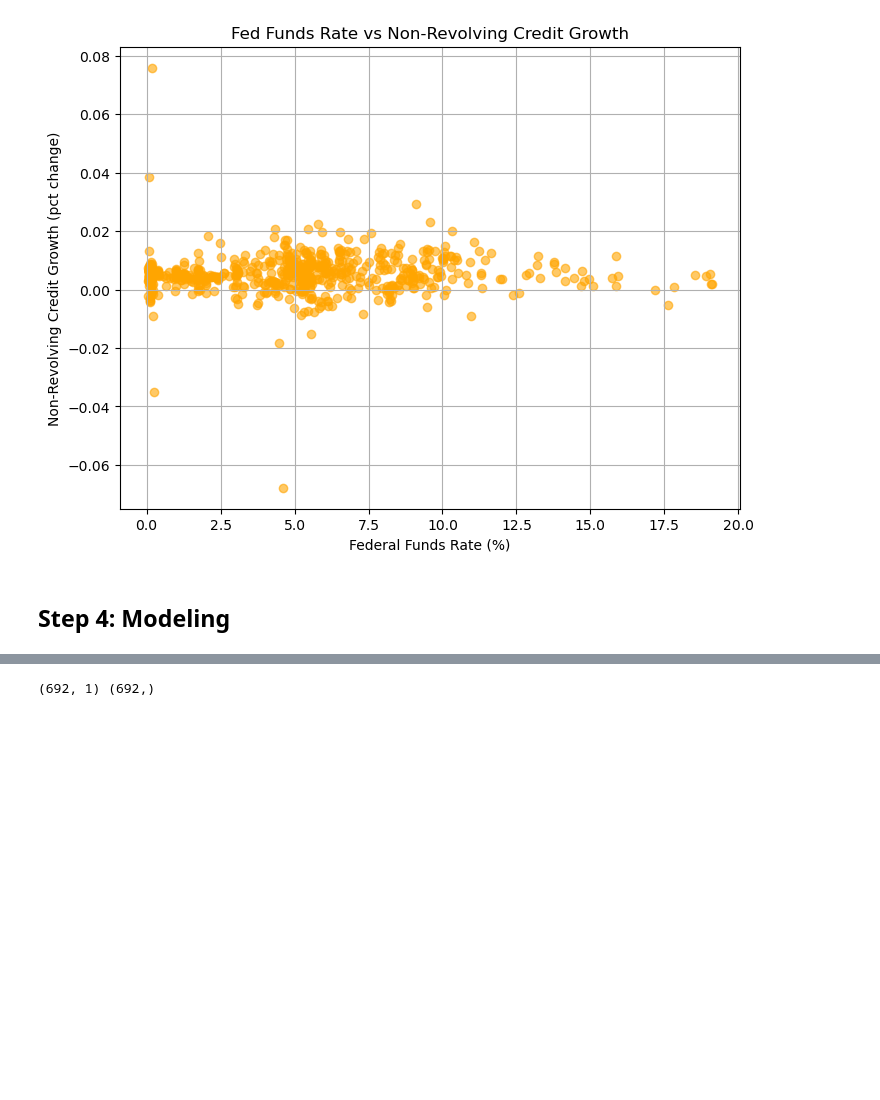
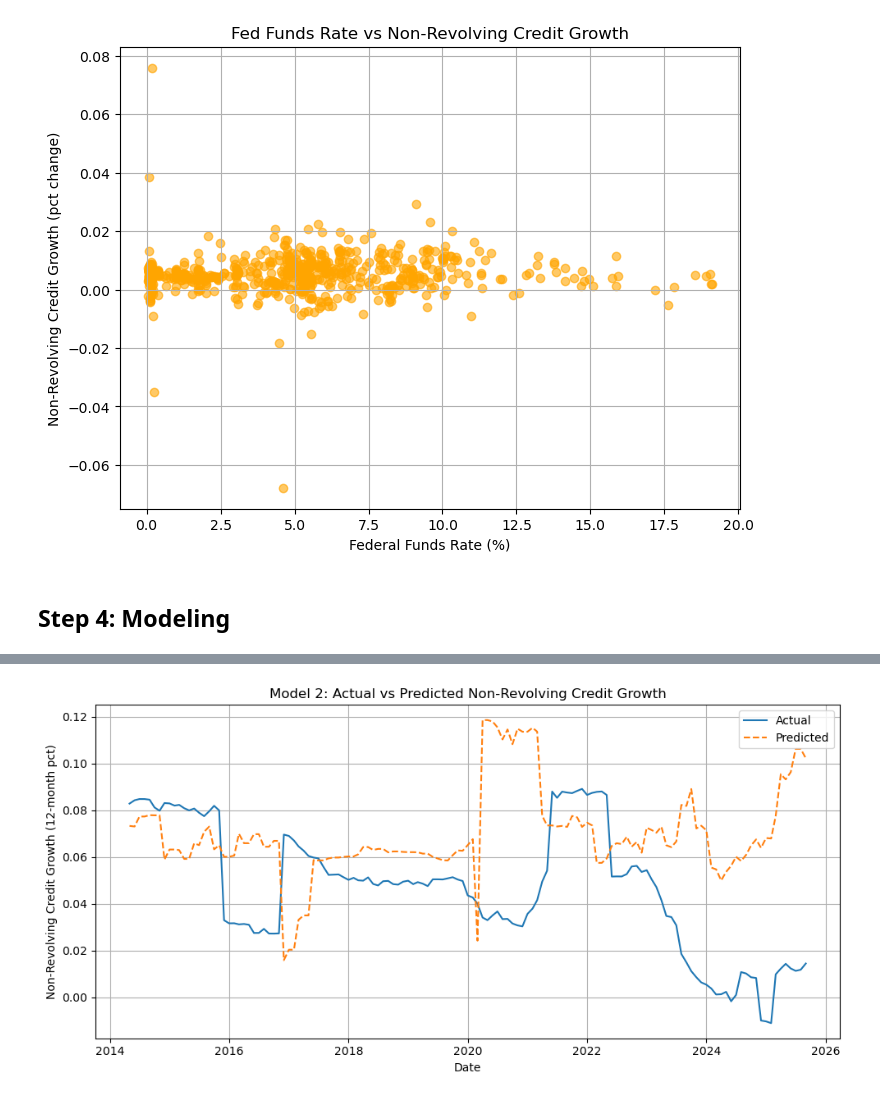
Before and after one commit to c-jimmy1/Data-Science, a Jupyter notebook: assign3/src/assign3.ipynb, the cells around one changed output, grey strips where cells are left out. Cells and saved outputs as stored; diff of their text form; code cells hidden in the pictures; blank space fills up the shorter version.

```diff
--- a/assign3/src/assign3.ipynb
+++ b/assign3/src/assign3.ipynb
@@ -147,12 +150,22 @@ plt.show()
 Question: Do higher interest rates reduce revolving credit growth?
 # %%
-df_model = df[['fedfunds', 'revolving_growth']].dropna()
+df["revolving_growth_12m"] = df["revolving"].pct_change(12)
+df["nonrev_growth_12m"] = df["nonrevolving"].pct_change(12)
 
-X = df_model[['fedfunds']]
-y = df_model['revolving_growth']
+# Lagged Fed Funds rate: consumers respond with delay
+for lag in [0, 3, 6, 12]:
+    df[f"fedfunds_lag{lag}"] = df["fedfunds"].shift(lag)
 
-print(X.shape, y.shape)  # sanity check: same number of rows
+# Drop rows with missing values created by pct_change / shift
+df_model = df[[
+    "revolving_growth_12m",
+    "nonrev_growth_12m",
+    "fedfunds_lag0",
+    "fedfunds_lag3",
+    "fedfunds_lag6",
+    "fedfunds_lag12"
+]].dropna()
 
-model1 = LinearRegression().fit(X, y)
-print("coef:", model1.coef_, "intercept:", model1.intercept_)
+print("Model dataframe shape:", df_model.shape)
+display(df_model.head())
 # %% [output]
@@ -164,14 +288,13 @@ Simplest for slides: Random Forest
 # %%
-df_model2 = df[['fedfunds', 'nonrev_growth']].dropna()
-
-X2 = df_model2[['fedfunds']]
-y2 = df_model2['nonrev_growth']
-
-print(X2.shape, y2.shape)  # sanity check: same length
-
-model2 = RandomForestRegressor(
-    n_estimators=300,
-    random_state=42
-).fit(X2, y2)
+plt.figure(figsize=(10,5))
+plt.plot(y2_test.index, y2_test, label="Actual", linewidth=1.5)
+plt.plot(y2_test.index, y2_pred, label="Predicted", linestyle="--", linewidth=1.5)
+plt.xlabel("Date")
+plt.ylabel("Non-Revolving Credit Growth (12-month pct)")
+plt.title("Model 2: Actual vs Predicted Non-Revolving Credit Growth")
+plt.legend()
+plt.grid(True)
+plt.tight_layout()
+plt.show()
 # %% [output]
-(692, 1) (692,)
+[figure, added]
```
Also changed, not shown: parts of 7 cells of this notebook.
